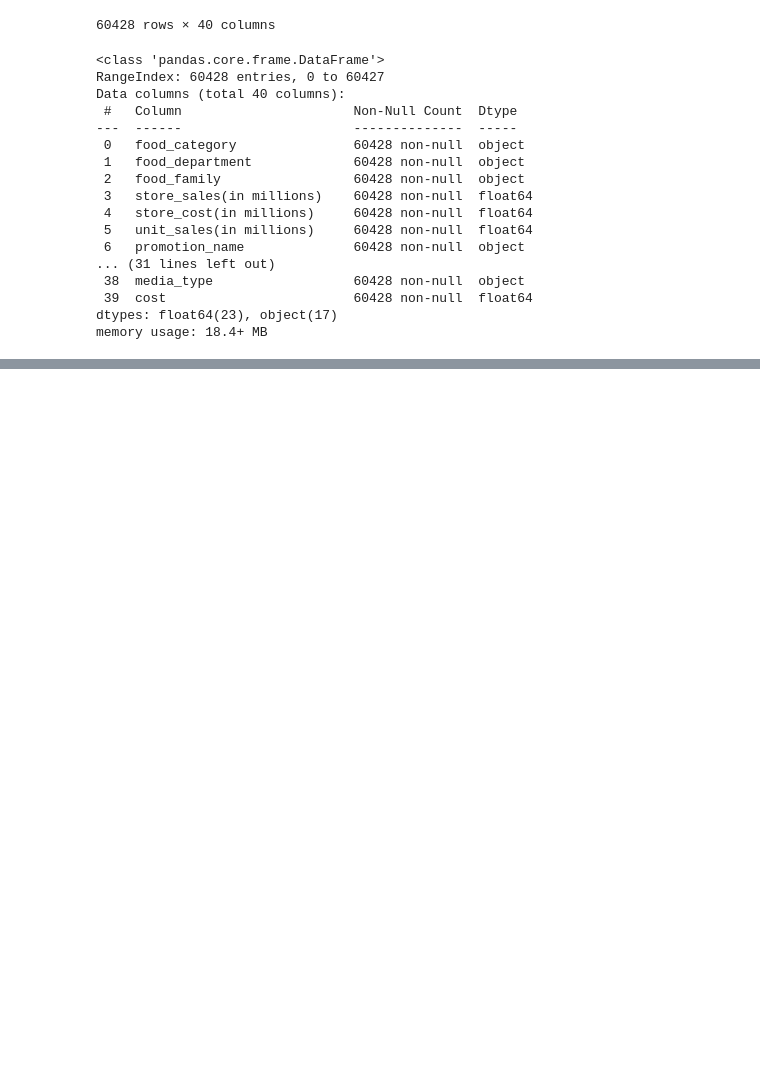
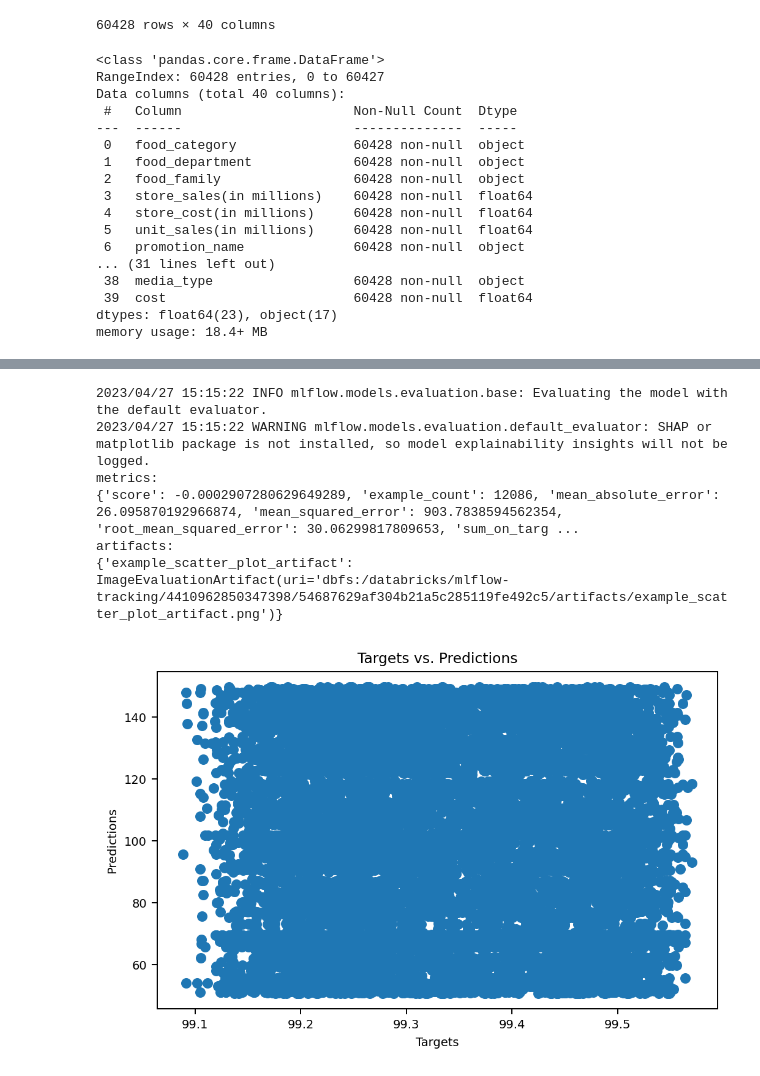
Before and after one commit to McGill-MMA-EnterpriseAnalytics/Customer-Aquisition, a Jupyter notebook: DB_MLflow/Regression Sample.ipynb, the cells around one changed output, grey strips where cells are left out. Saved outputs shown, nothing was run; the diff lists cells and outputs as text; code cells hidden in the pictures; blank space fills up the shorter version.

Commit message:
Update Regression Sample.ipynb
- ElasticNet

```diff
--- a/DB_MLflow/Regression Sample.ipynb
+++ b/DB_MLflow/Regression Sample.ipynb
@@ -163,0 +128,50 @@ artifacts:
+# %%
+# split the dataset into train and test partitions
+X_train, X_test, y_train, y_test = train_test_split(
+    df_raw[num_list], df_raw['cost'], test_size=0.2, random_state=123
+)
+
+# train the model
+# gbr = GradientBoostingRegressor().fit(X_train, y_train)
+# model = LinearRegression().fit(X_train, y_train)
+# model = RandomForestRegressor(n_estimators=100, random_state=123).fit(X_train, y_train)
+model = ElasticNet(alpha=0.5, l1_ratio=0.7).fit(X_train, y_train)
+
+# creating the evaluation dataframe
+eval_data = X_test.copy()
+eval_data["target"] = y_test
+
+experiment_id = "4410962850347398"
+
+with mlflow.start_run(experiment_id = experiment_id) as run:
+    mlflow.sklearn.log_model(model, "model")
+    model_uri = mlflow.get_artifact_uri("model")
+    result = mlflow.evaluate(
+        model=model_uri,
+        data=eval_data,
+        targets="target",
+        model_type="regressor",
+        evaluators=["default"],
+        custom_metrics=[
+            make_metric(
+                eval_fn=squared_diff_plus_one,
+                greater_is_better=False,
+            ),
+            make_metric(
+                eval_fn=sum_on_target_divided_by_two,
+                greater_is_better=True,
+            ),
+        ],
+        custom_artifacts=[prediction_target_scatter],
+    )
+
+print(f"metrics:\n{result.metrics}")
+print(f"artifacts:\n{result.artifacts}")
+# %% [output]
+2023/04/27 15:15:22 INFO mlflow.models.evaluation.base: Evaluating the model with the default evaluator.
+2023/04/27 15:15:22 WARNING mlflow.models.evaluation.default_evaluator: SHAP or matplotlib package is not installed, so model explainability insights will not be logged.
+metrics:
+{'score': -0.0002907280629649289, 'example_count': 12086, 'mean_absolute_error': 26.095870192966874, 'mean_squared_error': 903.7838594562354, 'root_mean_squared_error': 30.06299817809653, 'sum_on_targ ...
+artifacts:
+{'example_scatter_plot_artifact': ImageEvaluationArtifact(uri='dbfs:/databricks/mlflow-tracking/4410962850347398/54687629af304b21a5c285119fe492c5/artifacts/example_scatter_plot_artifact.png')}
+[figure, added]
```
Also changed, not shown: parts of 4 cells of this notebook.
